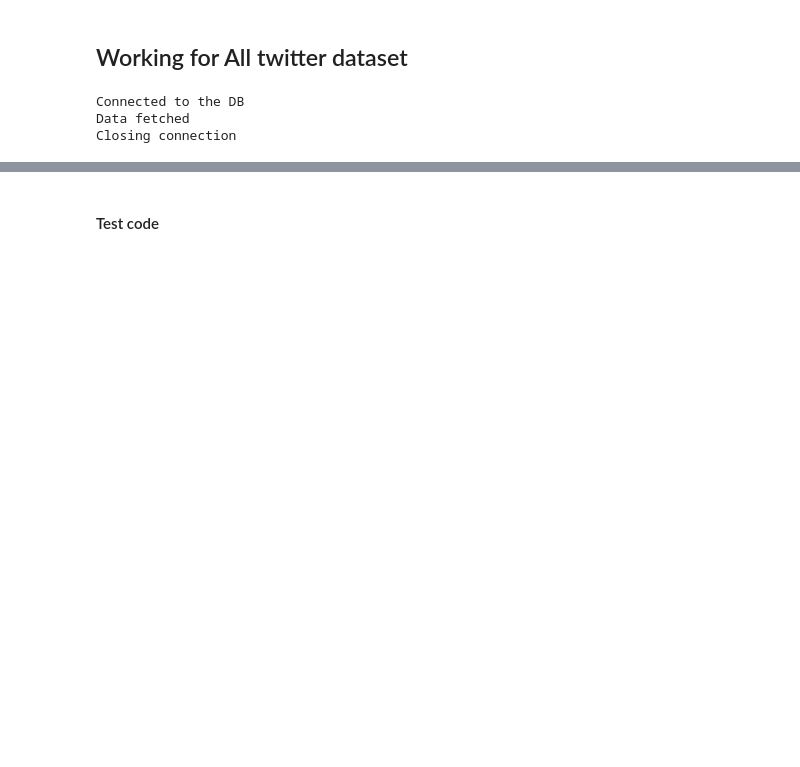
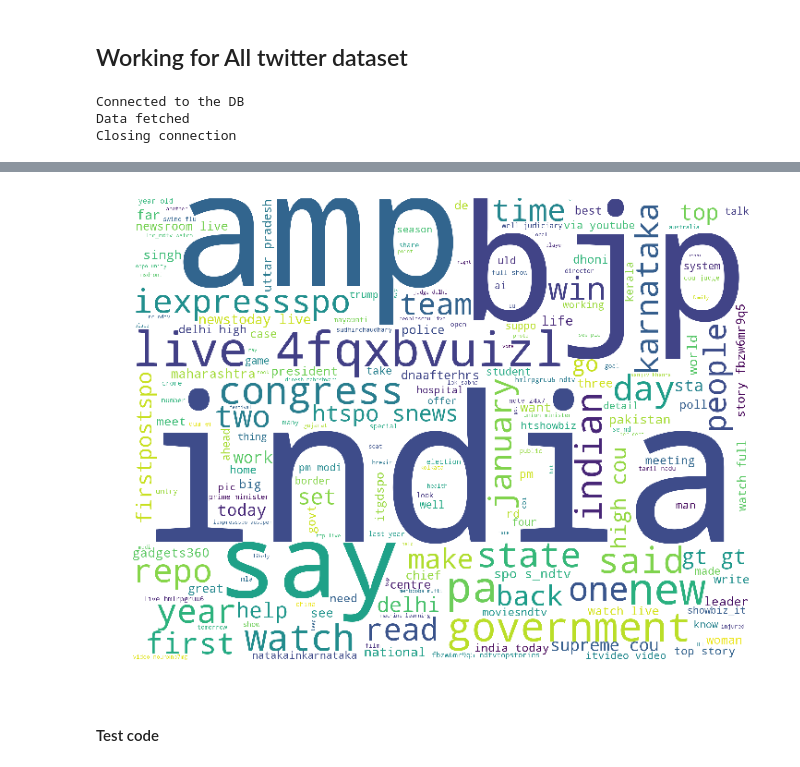
Before and after one commit to slickFix/Twitter_sentiment, a Jupyter notebook: Tweet_Sentiments.ipynb, the cells around one changed output, grey strips where cells are left out. Cells and saved outputs as stored; diff of their text form; code cells hidden in the pictures; blank space fills up the shorter version.

```diff
--- a/Tweet_Sentiments.ipynb
+++ b/Tweet_Sentiments.ipynb
@@ -144,3 +173,18 @@ plt.show()
+# %%
+df2['sentiment_score']=sentiment_score
+# %%
+sentiment = [(1 if i>0 else (-1 if i<0 else 0)) for i in df2['sentiment_score'] ]
+# %%
+df2['sentiment'] = sentiment
+# %%
+wordcloud = WordCloud(background_color='white',width = 2000,height = 1500).generate(" ".join(df2['clean_tweets']))
+# %%
+plt.subplots(figsize=(12,10))
+plt.imshow(wordcloud)
+plt.axis("off")
+plt.show()
+# %% [output]
+[figure, added]
 # %% [markdown]
 #### Test code
 # %%
```
Also changed, not shown: parts of 11 cells of this notebook.
